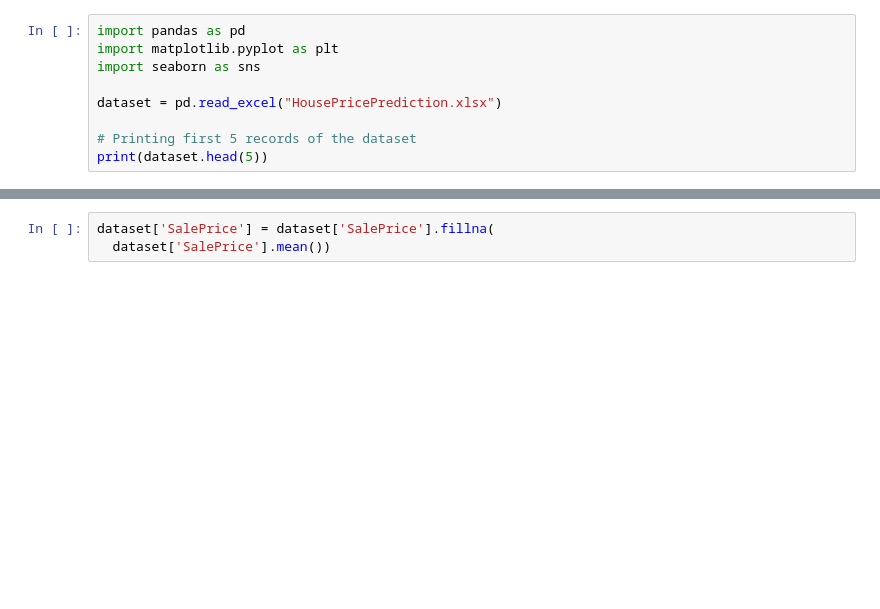
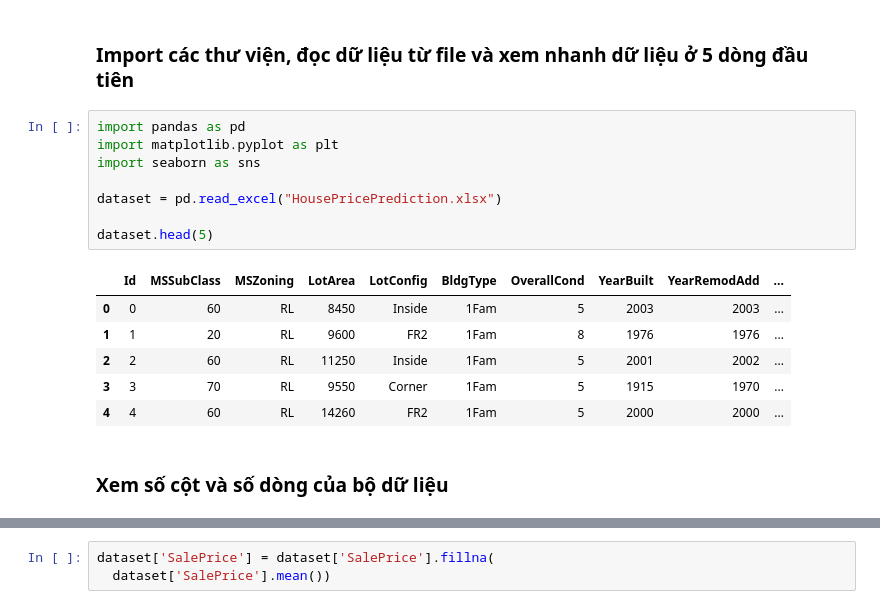
Before and after one commit to TranDaoBaThanh/Du_doan_gia_nha_python, a Jupyter notebook: main.ipynb, the cells around one changed output, grey strips where cells are left out. Cells and saved outputs as stored; diff of their text form; blank space fills up the shorter version.

```diff
--- a/main.ipynb
+++ b/main.ipynb
@@ -1,11 +1,21 @@
+# %% [markdown]
+### Import các thư viện, đọc dữ liệu từ file và xem nhanh dữ liệu ở 5 dòng đầu tiên
 # %%
 import pandas as pd
 import matplotlib.pyplot as plt
 import seaborn as sns
 
 dataset = pd.read_excel("HousePricePrediction.xlsx")
 
-# Printing first 5 records of the dataset
-print(dataset.head(5))
+dataset.head(5)
+# %% [output]
+|  | Id | MSSubClass | MSZoning | LotArea | LotConfig | BldgType | OverallCond | YearBuilt | YearRemodAdd | ... |
+| 0 | 0 | 60 | RL | 8450 | Inside | 1Fam | 5 | 2003 | 2003 | ... |
+| 1 | 1 | 20 | RL | 9600 | FR2 | 1Fam | 8 | 1976 | 1976 | ... |
+| 2 | 2 | 60 | RL | 11250 | Inside | 1Fam | 5 | 2001 | 2002 | ... |
+| 3 | 3 | 70 | RL | 9550 | Corner | 1Fam | 5 | 1915 | 1970 | ... |
+| 4 | 4 | 60 | RL | 14260 | FR2 | 1Fam | 5 | 2000 | 2000 | ... |
+# %% [markdown]
+### Xem số cột và số dòng của bộ dữ liệu
 # %%
 dataset.shape
```
Also changed, not shown: parts of 26 cells of this notebook.
